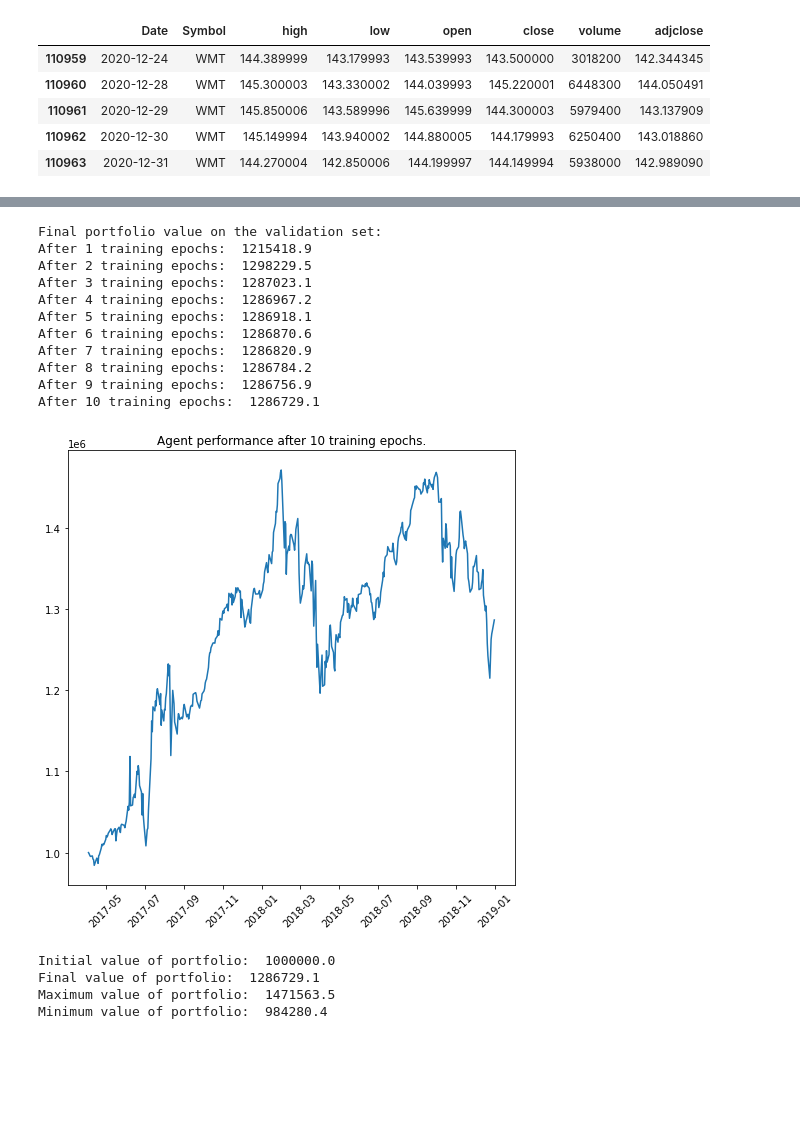
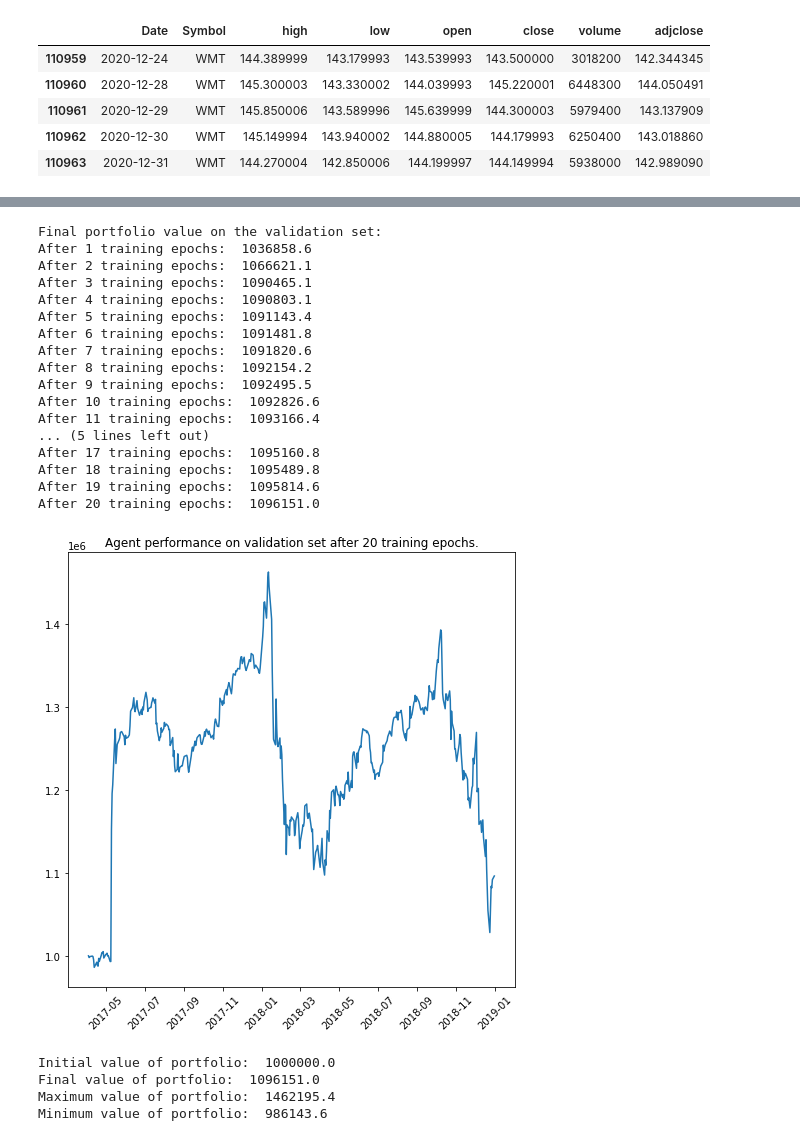
Before and after one commit to rajindermavi/portfolio_management, a Jupyter notebook: portfolio_management/dpm_agent_training.ipynb, the cells around one changed output, grey strips where cells are left out. Drawn from its saved outputs; the diff is of its cells as text; code cells hidden in the pictures; blank space fills up the shorter version.

```diff
--- a/portfolio_management/dpm_agent_training.ipynb
+++ b/portfolio_management/dpm_agent_training.ipynb
@@ -74,14 +74,14 @@ batched_training_data = np.split(training_data,div[1:-1],axis=1)
 n_stocks = training_data.shape[0]
 n_stock_feats = training_data.shape[2]
 
-agent = Agent(n_stocks,n_stock_feats)
+agent = DPM_Agent(n_stocks,n_stock_feats)
 # %%
 validation_env = TradingEnv(validation_data)
-loss = dpm_loss(validation_env,agent,n_stocks)
+loss = agent_loss(validation_env,agent,n_stocks)
 plt.figure(figsize=(8,8))
 plt.plot(validation_dates[63:], validation_env.portfolio_value_hist)
 plt.xticks(rotation=45)
-plt.title('Agent performance under no training.')
+plt.title('Agent performance on validation under no training.')
 plt.show()
 print('Initial value of portfolio: ',validation_env.portfolio_value_hist[0].numpy())
 print('Final value of portfolio: ',validation_env.portfolio_value_hist[-1].numpy())
@@ -96,51 +96,57 @@ Minimum value of portfolio:  985900.7
 # %%
 
-EPOCHS = 10
+EPOCHS = 20
 print('Final portfolio value on the validation set:')
 for epoch in range(EPOCHS):
 
     for batch in batched_training_data:
         # Create new environment for current batch
         env = TradingEnv(batch)
 
         # Train on current batch
         with tf.GradientTape() as tape:
             tape.watch(agent.model.trainable_variables)
-            loss = dpm_loss(env,agent,n_stocks)
+            loss = agent_loss(env,agent,n_stocks)
         grad = tape.gradient(loss,agent.model.trainable_variables)
         grad = [g / tf.reduce_mean(tf.abs(g)) for g in grad]
         agent.opt.apply_gradients(zip(grad,agent.model.trainable_variables))
 
     # Evaluate performance on validation set:
-    loss = dpm_loss(validation_env,agent,n_stocks)
+    loss = agent_loss(validation_env,agent,n_stocks)
     print(f'After {epoch+1} training epochs: ',validation_env.portfolio_value_hist[-1].numpy())
 
 plt.figure(figsize=(8,8))
 plt.plot(validation_dates[63:], validation_env.portfolio_value_hist)
 plt.xticks(rotation=45)
-plt.title(f'Agent performance after {EPOCHS} training epochs.')
+plt.title(f'Agent performance on validation set after {EPOCHS} training epochs.')
 plt.show()
 print('Initial value of portfolio: ',validation_env.portfolio_value_hist[0].numpy())
 print('Final value of portfolio: ',validation_env.portfolio_value_hist[-1].numpy())
 print('Maximum value of portfolio: ',max(validation_env.portfolio_value_hist).numpy())
 print('Minimum value of portfolio: ',min(validation_env.portfolio_value_hist).numpy())
 # %% [output]
 Final portfolio value on the validation set:
-After 1 training epochs:  1215418.9
-After 2 training epochs:  1298229.5
-After 3 training epochs:  1287023.1
-After 4 training epochs:  1286967.2
-After 5 training epochs:  1286918.1
-After 6 training epochs:  1286870.6
-After 7 training epochs:  1286820.9
-After 8 training epochs:  1286784.2
-After 9 training epochs:  1286756.9
-After 10 training epochs:  1286729.1
+After 1 training epochs:  1036858.6
+After 2 training epochs:  1066621.1
+After 3 training epochs:  1090465.1
+After 4 training epochs:  1090803.1
+After 5 training epochs:  1091143.4
+After 6 training epochs:  1091481.8
+After 7 training epochs:  1091820.6
+After 8 training epochs:  1092154.2
+After 9 training epochs:  1092495.5
+After 10 training epochs:  1092826.6
+After 11 training epochs:  1093166.4
+... (5 lines left out)
+After 17 training epochs:  1095160.8
+After 18 training epochs:  1095489.8
+After 19 training epochs:  1095814.6
+After 20 training epochs:  1096151.0
-[figure, old version]
+[figure, new version]
 Initial value of portfolio:  1000000.0
-Final value of portfolio:  1286729.1
-Maximum value of portfolio:  1471563.5
-Minimum value of portfolio:  984280.4
+Final value of portfolio:  1096151.0
+Maximum value of portfolio:  1462195.4
+Minimum value of portfolio:  986143.6
 # %%
 with open('dpm_agent.dill','wb') as dill_file:
     dill.dump(agent, dill_file)
```
Also changed, not shown: parts of 2 cells of this notebook, 10 other files.
